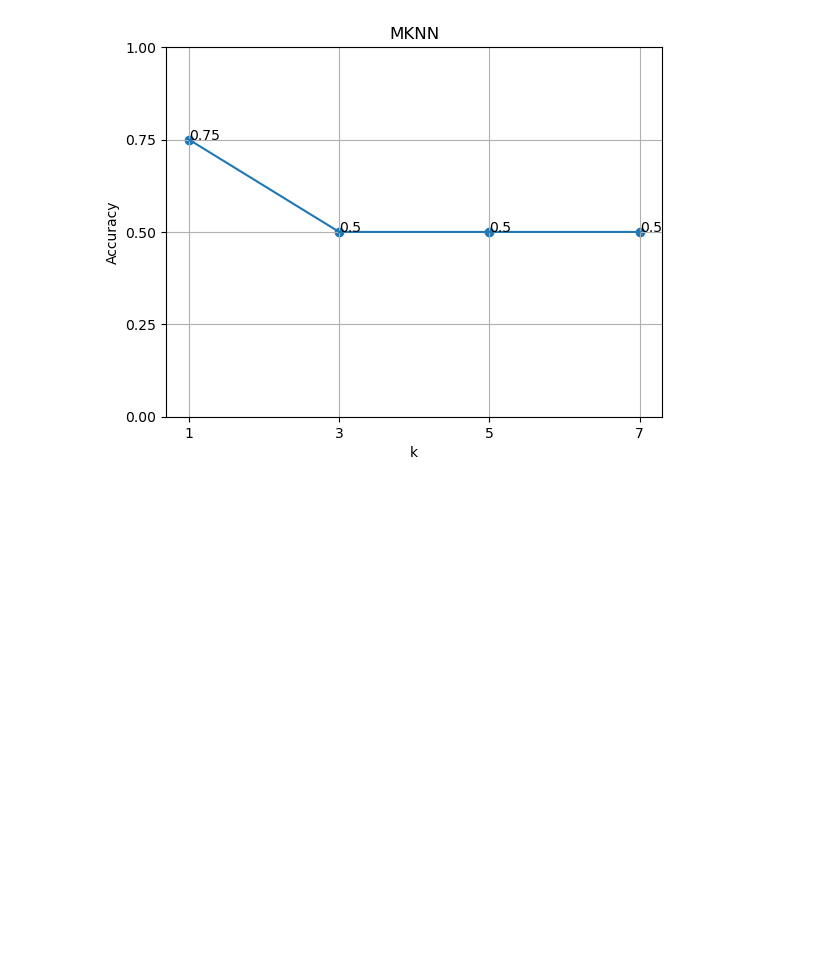
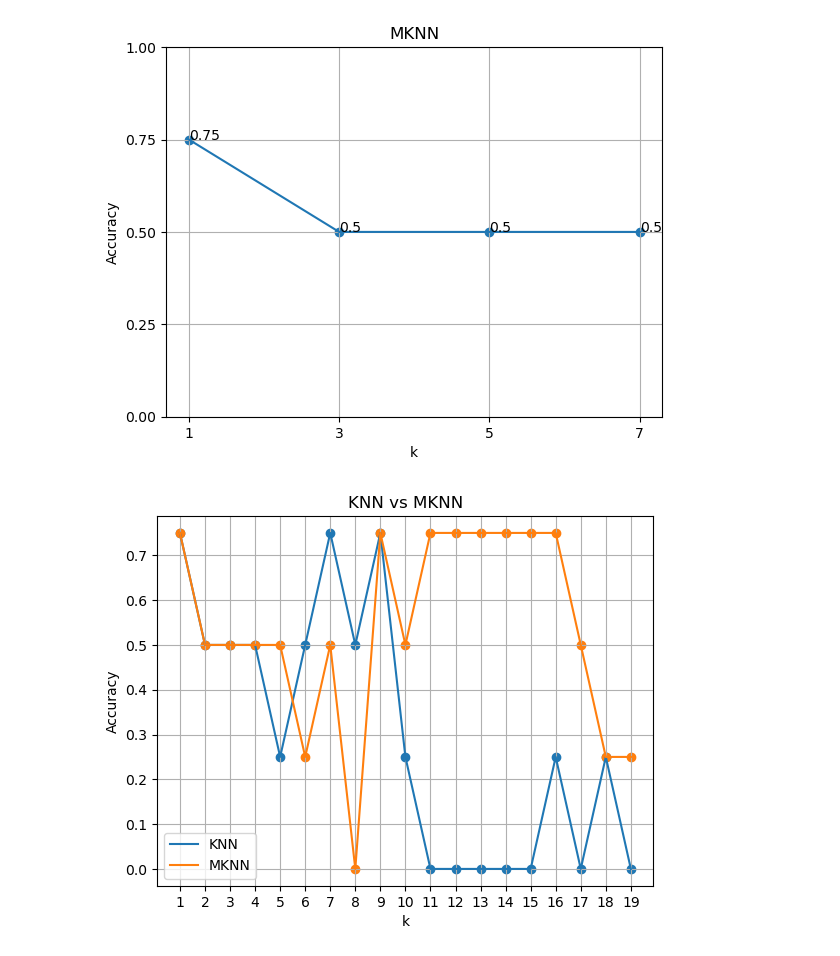
Before and after one commit to Dzyfhuba/mknn-python-notebook, a Jupyter notebook: app.ipynb, the cells around one changed output. Drawn from its saved outputs; the diff is of its cells as text; code cells hidden in the pictures; blank space fills up the shorter version.

```diff
--- a/app.ipynb
+++ b/app.ipynb
@@ -503,3 +503,41 @@ plt.savefig('result/mknn.png')
 plt.show()
 # %% [output]
 [figure]
+# %%
+# compare KNN and MKNN
+
+# loop of K for KNN
+k = range(1, len(pre_x_train_normalized))
+accuracies_knn = []
+for i in k:
+  knn = KNN(k=i)
+  knn.fit(pre_x_train_normalized, pre_y_train.values.flatten())
+  y_pred = knn.predict(pre_x_test_normalized)
+  accuracy = np.sum(y_pred == pre_y_test.values.flatten()) / len(pre_y_test)
+  accuracies_knn.append(accuracy)
+
+# loop of K for MKNN
+k = range(1, len(pre_x_train_normalized))
+accuracies_mknn = []
+for i in k:
+  mknn = MKNN(k=i)
+  mknn.fit(pre_x_train_normalized, pre_y_train.values.reshape(-1))
+  y_pred = mknn.predict(pre_x_test_normalized)
+  accuracy = np.sum(y_pred == pre_y_test.values.flatten()) / len(pre_y_test)
+  accuracies_mknn.append(accuracy)
+
+# plot
+plt.plot(k, accuracies_knn, label='KNN')
+plt.plot(k, accuracies_mknn, label='MKNN')
+# plt.scatter(k, accuracies_knn)
+# plt.scatter(k, accuracies_mknn)
+plt.xticks(range(1, len(pre_x_train_normalized)))
+plt.grid()
+plt.xlabel('k')
+plt.ylabel('Accuracy')
+plt.title('KNN vs MKNN')
+plt.legend()
+plt.savefig('result/knn_vs_mknn.png')
+plt.show()
+# %% [output]
+[figure, added]
```
